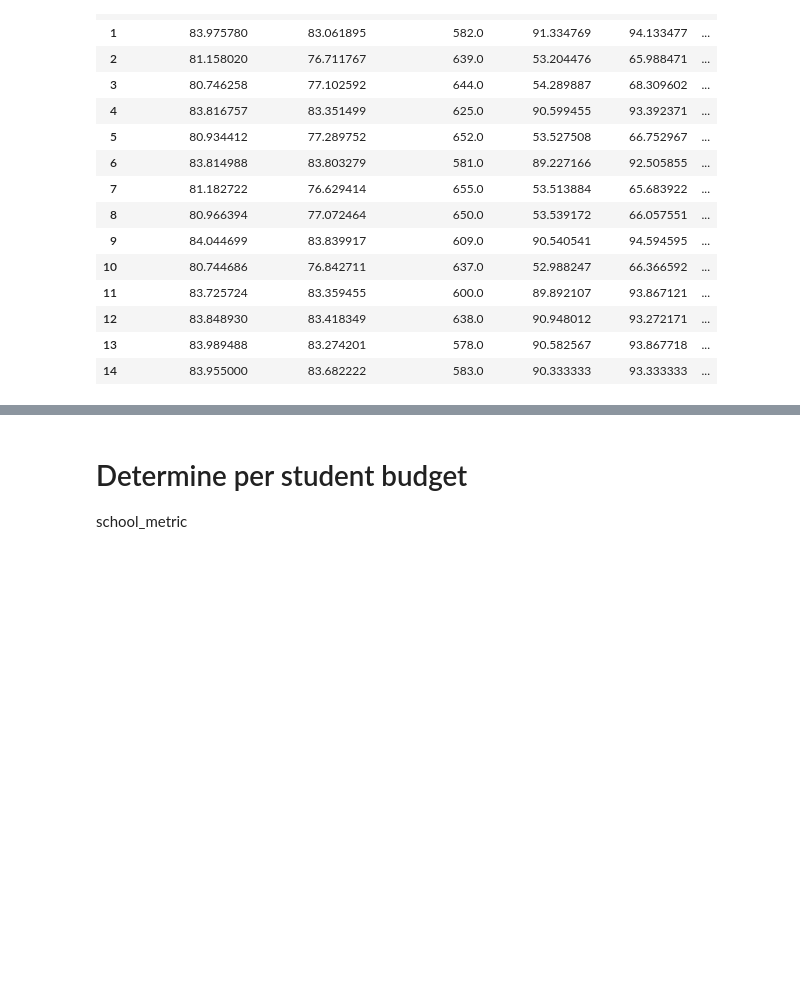
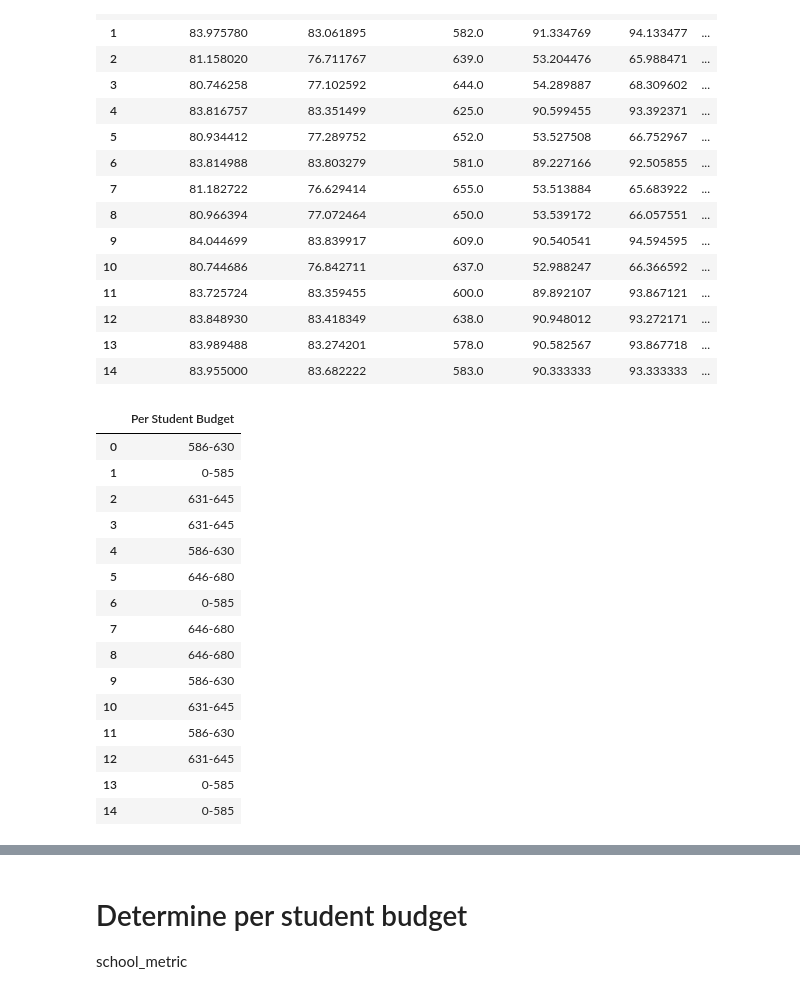
Before and after one commit to dorisakpovwa/pandas-challenge, a Jupyter notebook: PyCitySchools/PyCitySchools_main.ipynb, the cells around one changed output, grey strips where cells are left out. Cells and saved outputs as stored; diff of their text form; code cells hidden in the pictures; blank space fills up the shorter version.

```diff
--- a/PyCitySchools/PyCitySchools_main.ipynb
+++ b/PyCitySchools/PyCitySchools_main.ipynb
@@ -614,2 +615,22 @@ school_spending_df
+# %%
+school_spending_bin= pd.cut(school_spending_df['Per Student Budget'], bins, labels=spending_ranges)
+school_spending_bin_df= pd.DataFrame(school_spending_bin)
+# %% [output]
+|  | Per Student Budget |
+| 0 | 586-630 |
+| 1 | 0-585 |
+| 2 | 631-645 |
+| 3 | 631-645 |
+| 4 | 586-630 |
+| 5 | 646-680 |
+| 6 | 0-585 |
+| 7 | 646-680 |
+| 8 | 646-680 |
+| 9 | 586-630 |
+| 10 | 631-645 |
+| 11 | 586-630 |
+| 12 | 631-645 |
+| 13 | 0-585 |
+| 14 | 0-585 |
 # %%
 # Creating Dataframe to hold School Summary results
```
Also changed, not shown: parts of 7 cells of this notebook.
